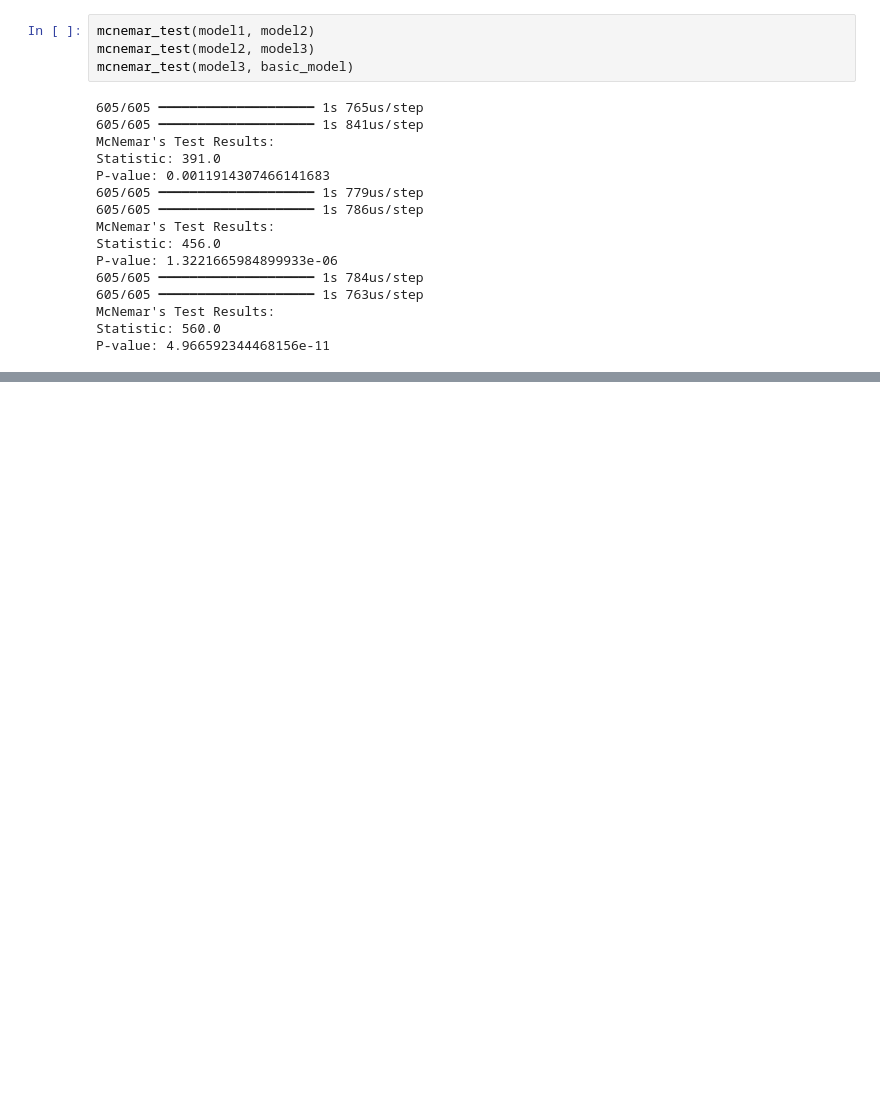
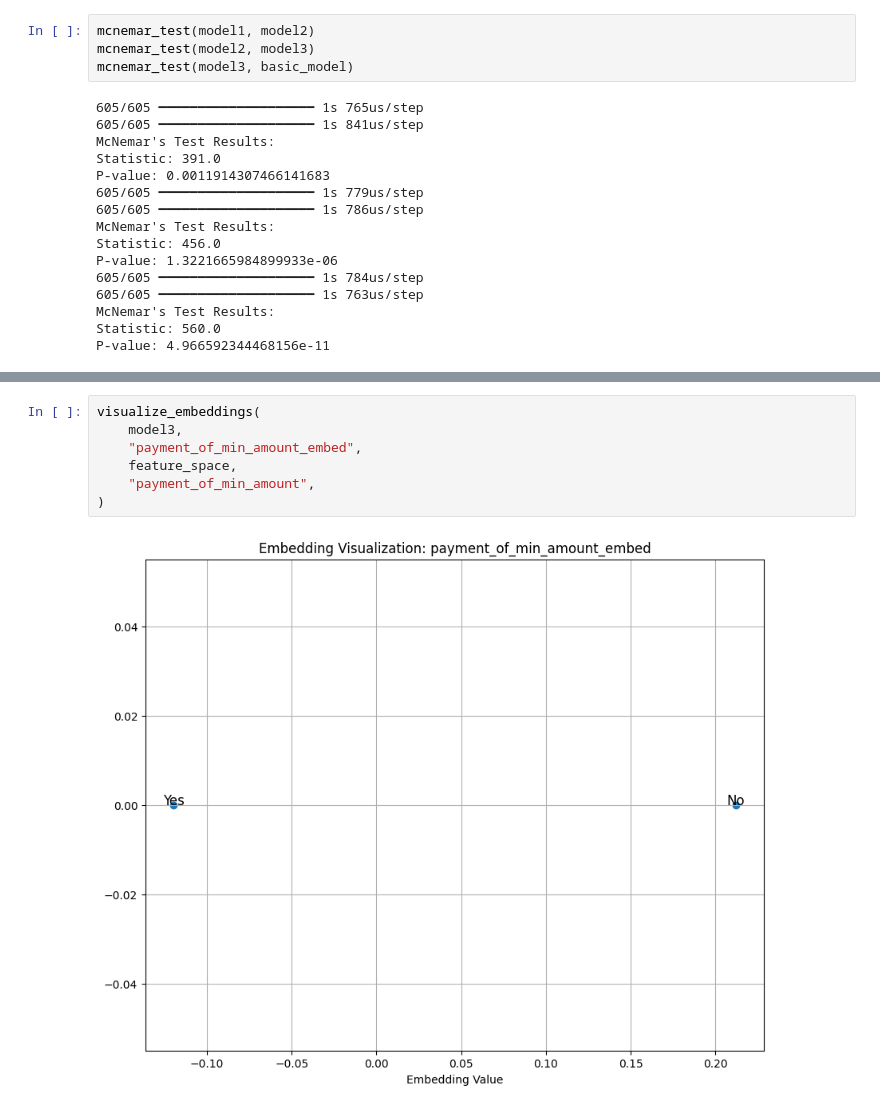
Before and after one commit to colew658/wide_and_deep_nn, a Jupyter notebook: credit_score_nn.ipynb, the cells around one changed output, grey strips where cells are left out. Saved outputs shown, nothing was run; the diff lists cells and outputs as text; blank space fills up the shorter version.

```diff
--- a/credit_score_nn.ipynb
+++ b/credit_score_nn.ipynb
@@ -813,0 +918,9 @@ P-value: 4.966592344468156e-11
+# %%
+visualize_embeddings(
+    model3,
+    "payment_of_min_amount_embed",
+    feature_space,
+    "payment_of_min_amount",
+)
+# %% [output]
+[figure, added]
```
Also changed, not shown: parts of 11 cells of this notebook.
